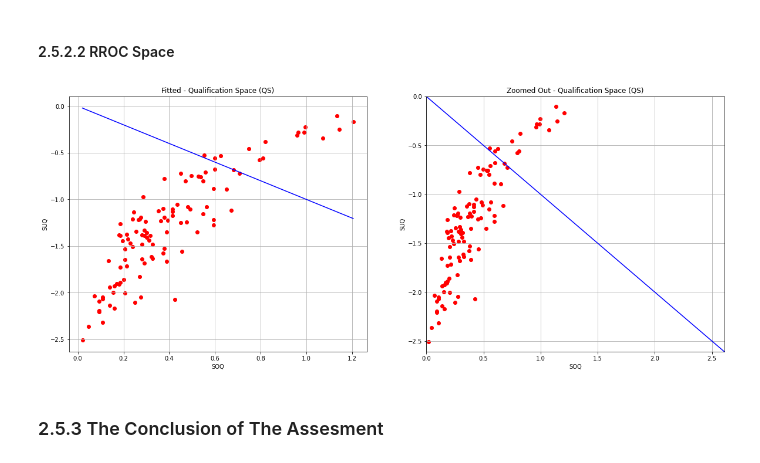
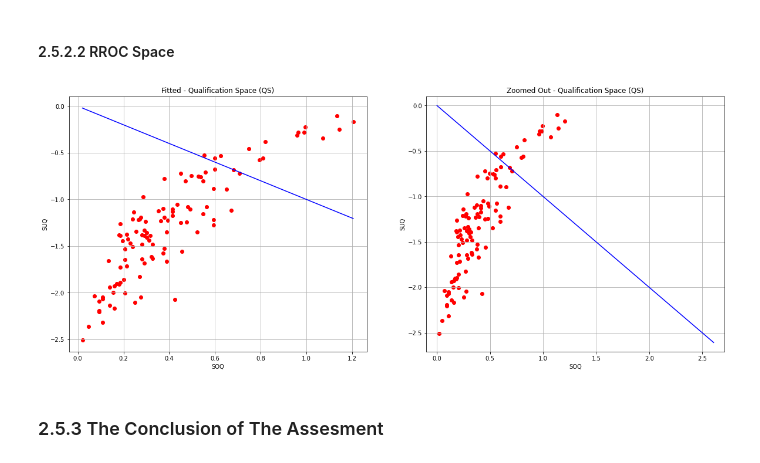
Before and after one commit to TK-Bunga-Matahari/shinchan, a Jupyter notebook: playgorund/competence_assesment/competence_assesment.ipynb, the cells around one changed output. Cells and saved outputs as stored; diff of their text form; code cells hidden in the pictures.

```diff
--- a/playgorund/competence_assesment/competence_assesment.ipynb
+++ b/playgorund/competence_assesment/competence_assesment.ipynb
@@ -450,36 +450,36 @@ y_fit = -x_fit  # fitted-version
 fig, ax = plt.subplots(1, 2, figsize=(20, 8))
 
 # set for ax[0]
 ax[0].set_xlabel('SOQ')
 ax[0].set_ylabel('SUQ')
 ax[0].set_title('Fitted - Qualification Space (QS)')
 
 # plot the employee data in scatter plot ax[0]
 ax[0].scatter(ranking_df.SOQ, ranking_df.SUQ, color='red')
 
 # plot the diagonal line in ax[0]
 ax[0].plot(x_fit, y_fit, color='blue')
 ax[0].grid()
 
 # set for ax[1]
 ax[1].set_xlabel('SOQ')
 ax[1].set_ylabel('SUQ')
 ax[1].set_title('Zoomed Out - Qualification Space (QS)')
 
 # set the limits of x-axis and y-axis in ax[1]
-ax[1].set_xlim([0, max_points])
-ax[1].set_ylim([-max_points, 0])
+ax[1].set_xlim([0-0.1, max_points+0.1])
+ax[1].set_ylim([-max_points-0.1, 0+0.1])
 
 # plot the employee data in scatter plot ax[1]
 ax[1].scatter(ranking_df.SOQ, ranking_df.SUQ, color='red')
 
 # plot the diagonal line in ax[1]
 ax[1].plot(x, y, color='blue')
 ax[1].grid()
 
 plt.show()
 # %% [output]
-[figure, old version]
+[figure, new version]
 # %% [markdown]
 ### 2.5.3 The Conclusion of The Assesment
 # %%
```
Also changed, not shown: parts of 1 cell of this notebook.
